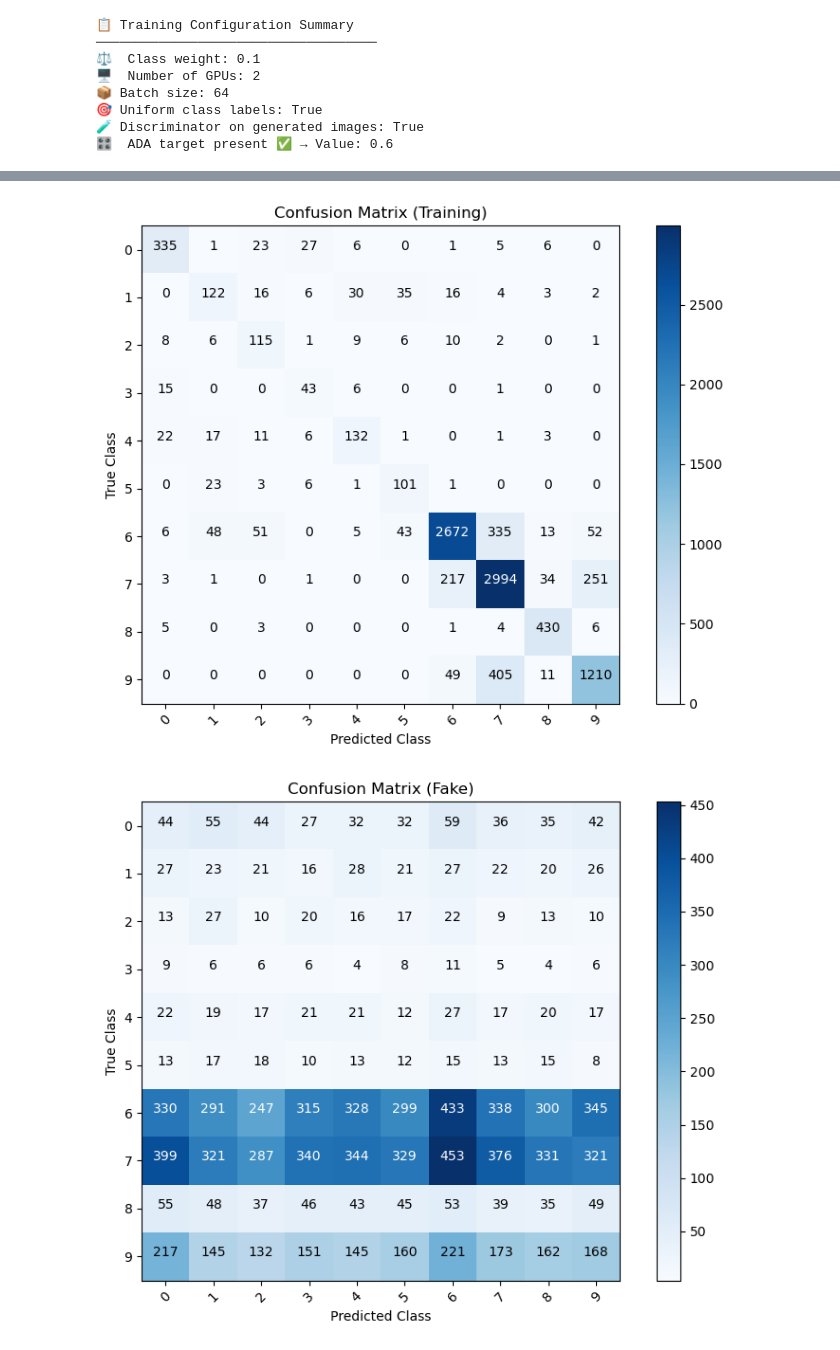
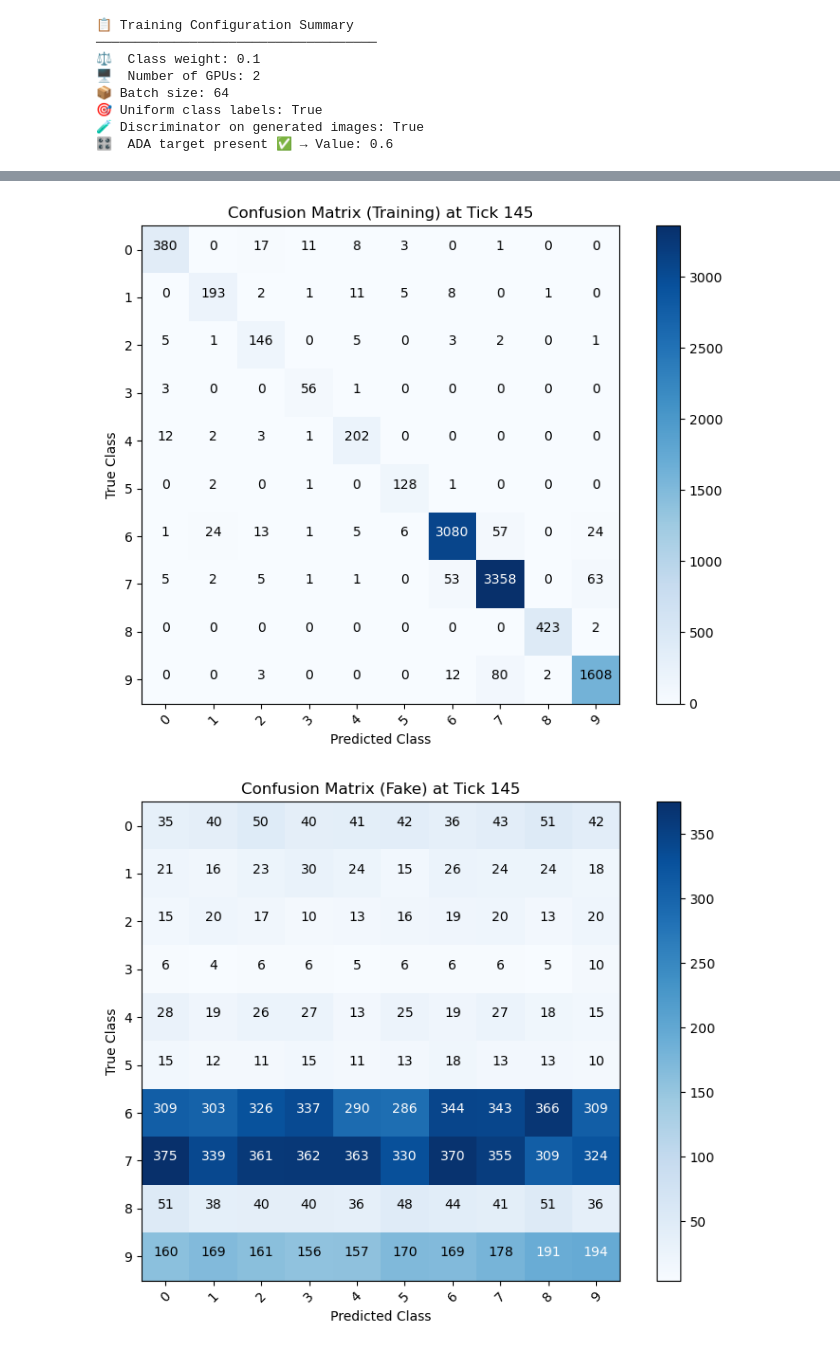
Before and after one commit to antongomez/Conditional-StyleGAN3, a Jupyter notebook: visualize.ipynb, the cells around one changed output, grey strips where cells are left out. Drawn from its saved outputs; the diff is of its cells as text; code cells hidden in the pictures.

Commit message:
Create function in notebook to extract best tick

```diff
--- a/visualize.ipynb
+++ b/visualize.ipynb
@@ -548,0 +675,14 @@ summarize_training_stats(metrics, exclude_first_tick=True)
+# %%
+print("────────────────────────────────────")
+print("Using average accuracy as performance key")
+print("────────────────────────────────────")
+best_tick_performance = extract_best_tick(
+    jsonl_data, class_labels, performance_key="avg", verbose=True, only_tick_with_pkl=True, network_snapshot_ticks=5
+)
+
+print("\n────────────────────────────────────")
+print("Using overall accuracy as performance key")
+print("────────────────────────────────────")
+best_tick_performance = extract_best_tick(
+    jsonl_data, class_labels, performance_key="overall", verbose=True, only_tick_with_pkl=True, network_snapshot_ticks=5
+)
@@ -671,10 +829,21 @@ else:
 # %%
-confusion_matrix = extract_confusion_matrix(jsonl_data, class_labels=class_labels, progress_tick=None, data_type="real")
-plot_confusion_matrix(confusion_matrix, class_labels=class_labels, title="Confusion Matrix (Training)")
-confusion_matrix = extract_confusion_matrix(jsonl_data, class_labels=class_labels, progress_tick=None, data_type="fake")
-plot_confusion_matrix(confusion_matrix, class_labels=class_labels, title="Confusion Matrix (Fake)")
-confusion_matrix = extract_confusion_matrix(jsonl_data, class_labels=class_labels, progress_tick=None, data_type="val")
-plot_confusion_matrix(confusion_matrix, class_labels=class_labels, title="Confusion Matrix (Validation)")
+best_tick = int(best_tick_performance["tick"])
+confusion_matrix = extract_confusion_matrix(
+    jsonl_data, class_labels=class_labels, progress_tick=best_tick, data_type="real"
+)
+plot_confusion_matrix(
+    confusion_matrix, class_labels=class_labels, title=f"Confusion Matrix (Training) at Tick {best_tick}"
+)
+confusion_matrix = extract_confusion_matrix(
+    jsonl_data, class_labels=class_labels, progress_tick=best_tick, data_type="fake"
+)
+plot_confusion_matrix(confusion_matrix, class_labels=class_labels, title=f"Confusion Matrix (Fake) at Tick {best_tick}")
+confusion_matrix = extract_confusion_matrix(
+    jsonl_data, class_labels=class_labels, progress_tick=best_tick, data_type="val"
+)
+plot_confusion_matrix(
+    confusion_matrix, class_labels=class_labels, title=f"Confusion Matrix (Validation) at Tick {best_tick}"
+)
 # %% [output]
-[figure, old version]
+[figure, new version]
-[figure, old version]
+[figure, new version]
```
Also changed, not shown: parts of 12 cells of this notebook.
